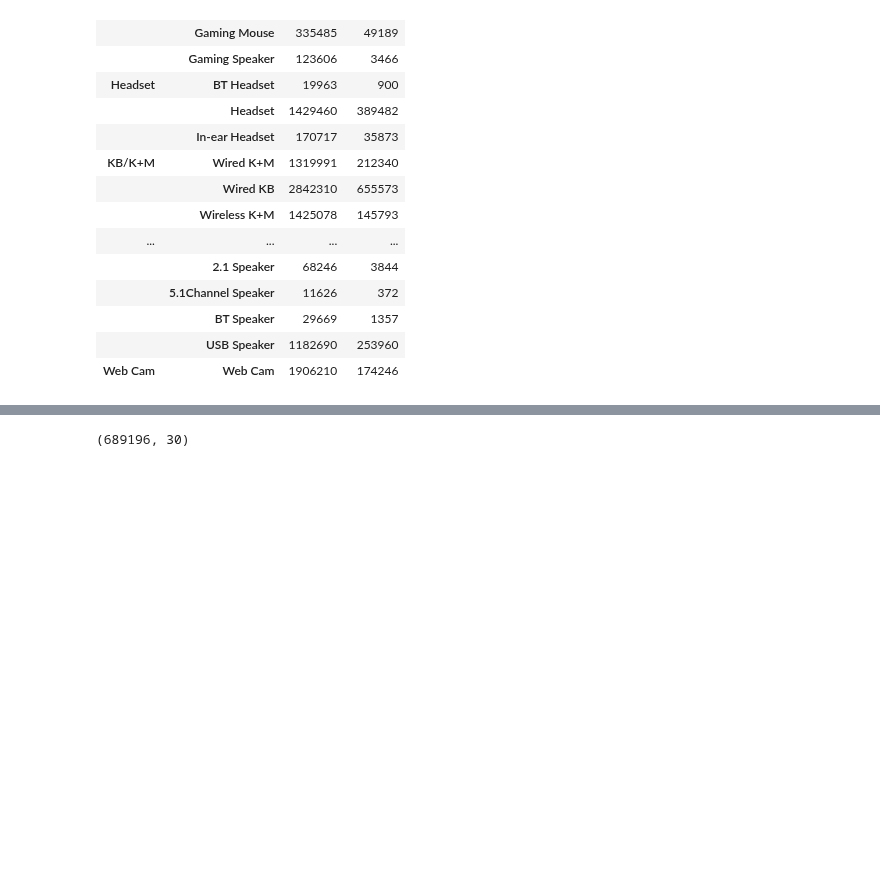
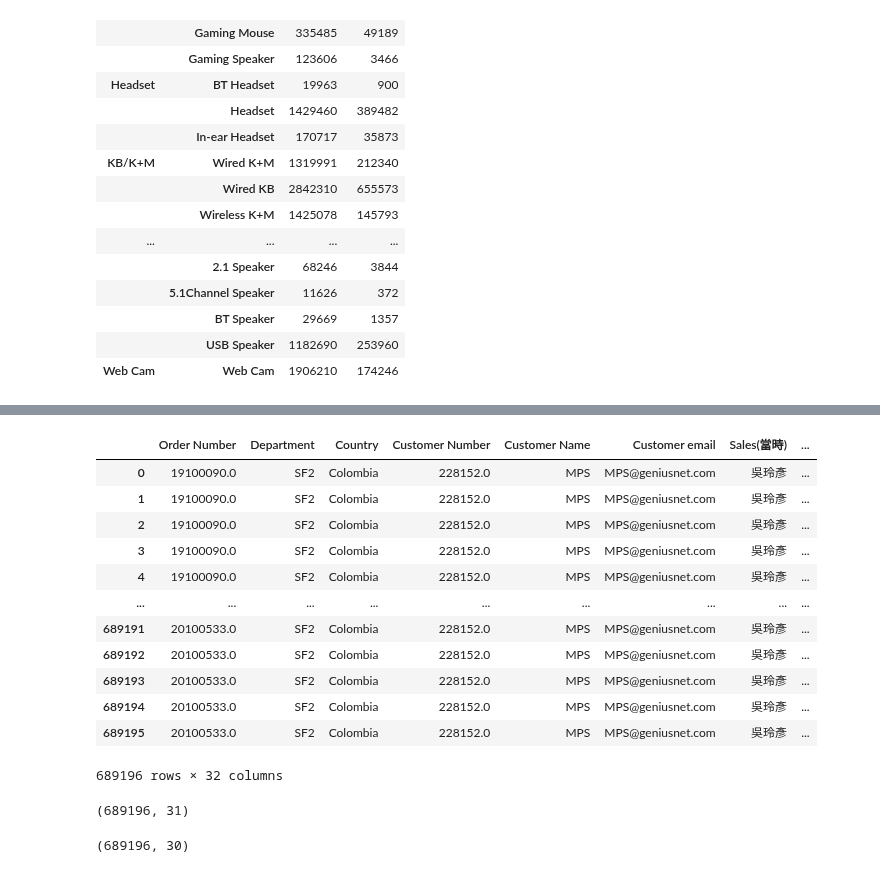
Before and after one commit to ricky4235/Python, a Jupyter notebook: 2_DataAnalysis/IPNB/T1_gd-202011.ipynb, the cells around one changed output, grey strips where cells are left out. Drawn from its saved outputs; the diff is of its cells as text; code cells hidden in the pictures; blank space fills up the shorter version.

```diff
--- a/2_DataAnalysis/IPNB/T1_gd-202011.ipynb
+++ b/2_DataAnalysis/IPNB/T1_gd-202011.ipynb
@@ -47,3 +47,6 @@ df[ (df['Year']==2020) & (df['Department']=='SF2') ].\
 |  | BT Speaker | 29669 | 1357 |
 |  | USB Speaker | 1182690 | 253960 |
 | Web Cam | Web Cam | 1906210 | 174246 |
+# %%
+df['ASP'] = df['Revenue'] / df['Quantity']
+df['ASP']
@@ -50,3 +66,23 @@ df[ (df['Year']==2020) & (df['Department']=='SF2') ].\
+# %%
+pd.concat([df, df['ASP']], axis=1)
+# %% [output]
+|  | Order Number | Department | Country | Customer Number | Customer Name | Customer email | Sales(當時) | ... |
+| 0 | 19100090.0 | SF2 | Colombia | 228152.0 | MPS | MPS@geniusnet.com | 吳玲彥 | ... |
+| 1 | 19100090.0 | SF2 | Colombia | 228152.0 | MPS | MPS@geniusnet.com | 吳玲彥 | ... |
+| 2 | 19100090.0 | SF2 | Colombia | 228152.0 | MPS | MPS@geniusnet.com | 吳玲彥 | ... |
+| 3 | 19100090.0 | SF2 | Colombia | 228152.0 | MPS | MPS@geniusnet.com | 吳玲彥 | ... |
+| 4 | 19100090.0 | SF2 | Colombia | 228152.0 | MPS | MPS@geniusnet.com | 吳玲彥 | ... |
+| ... | ... | ... | ... | ... | ... | ... | ... | ... |
+| 689191 | 20100533.0 | SF2 | Colombia | 228152.0 | MPS | MPS@geniusnet.com | 吳玲彥 | ... |
+| 689192 | 20100533.0 | SF2 | Colombia | 228152.0 | MPS | MPS@geniusnet.com | 吳玲彥 | ... |
+| 689193 | 20100533.0 | SF2 | Colombia | 228152.0 | MPS | MPS@geniusnet.com | 吳玲彥 | ... |
+| 689194 | 20100533.0 | SF2 | Colombia | 228152.0 | MPS | MPS@geniusnet.com | 吳玲彥 | ... |
+| 689195 | 20100533.0 | SF2 | Colombia | 228152.0 | MPS | MPS@geniusnet.com | 吳玲彥 | ... |
+689196 rows × 32 columns
+# %%
+df.shape
+# %% [output]
+(689196, 31)
 # %%
 df.shape
 # %% [output]
```
Also changed, not shown: parts of 1 cell of this notebook, 2 other files.
